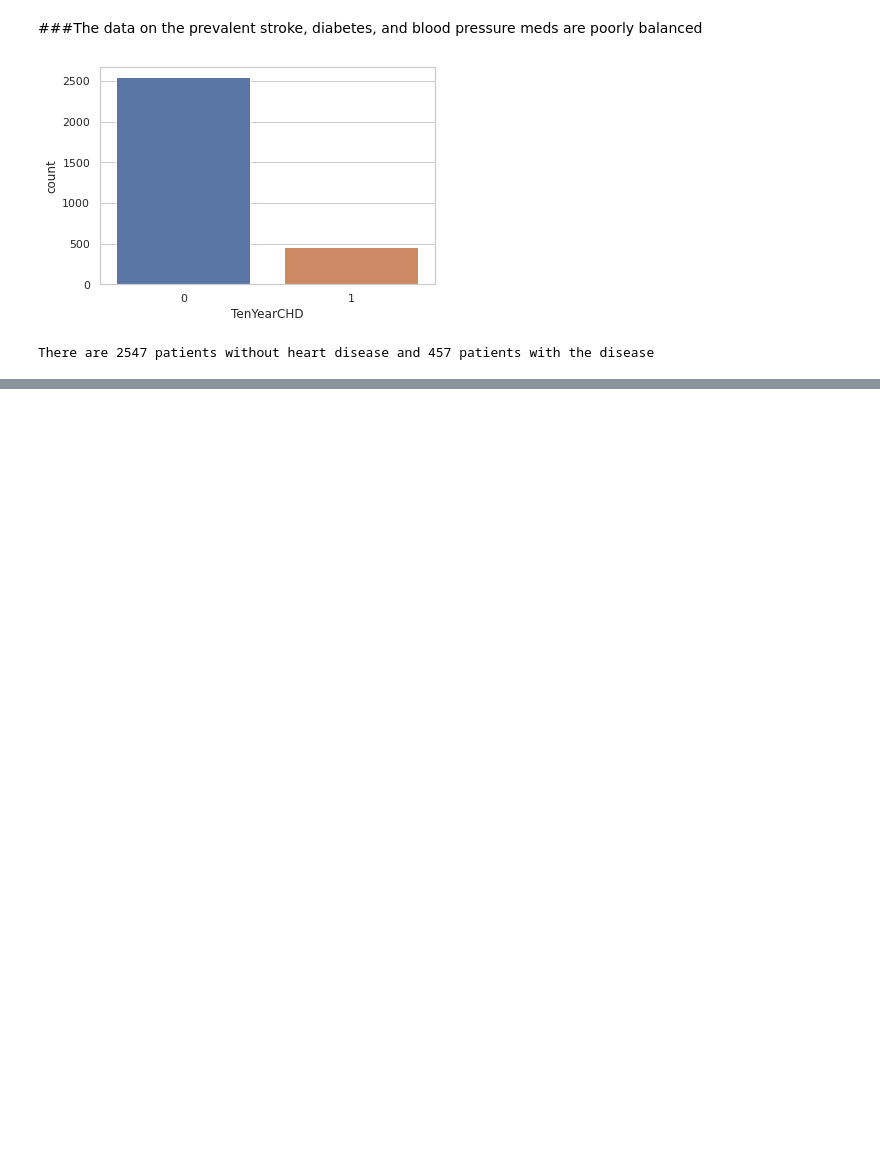
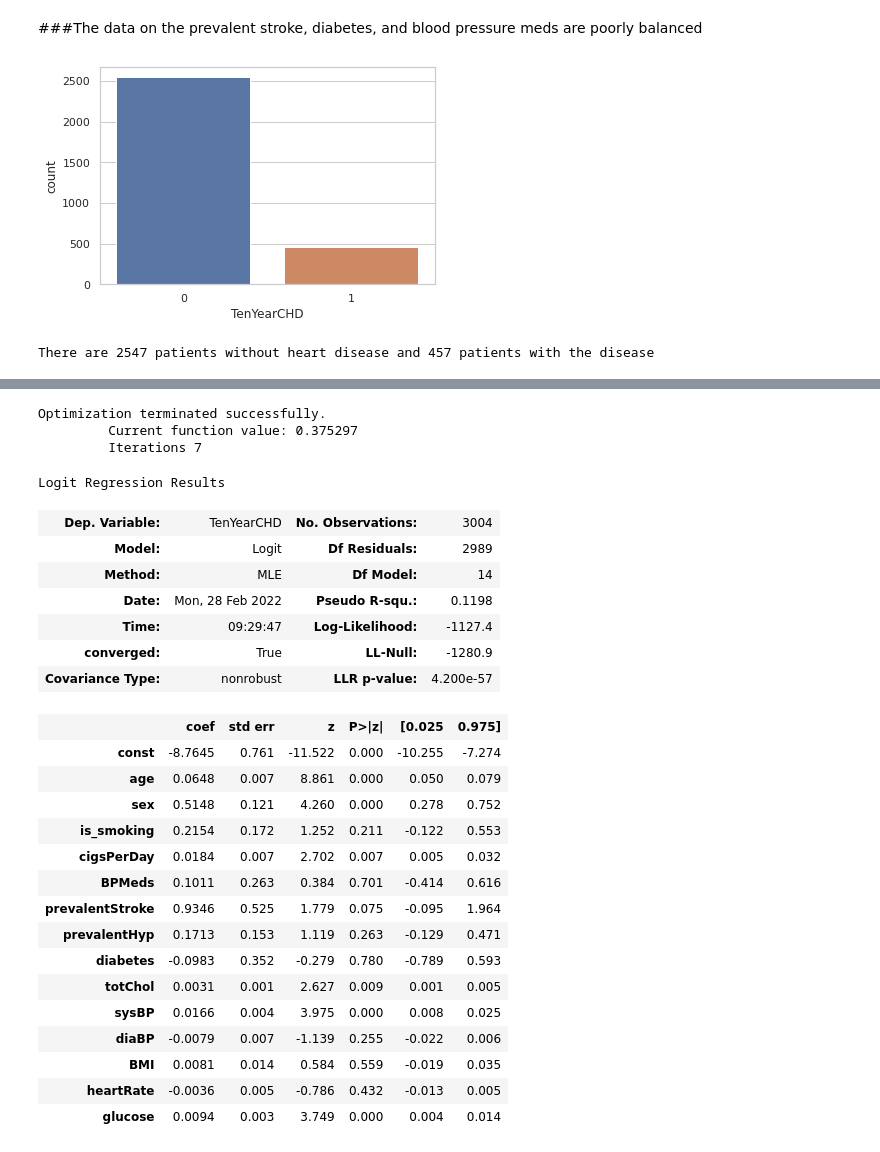
Before and after one commit to prav87654/Classification-Cardiovascular-risk-prediction, a Jupyter notebook: Classification_model_Praveen_S.ipynb, the cells around one changed output, grey strips where cells are left out. Drawn from its saved outputs; the diff is of its cells as text; code cells hidden in the pictures; blank space fills up the shorter version.

```diff
--- a/Classification_model_Praveen_S.ipynb
+++ b/Classification_model_Praveen_S.ipynb
@@ -188,0 +224,4 @@ There are 2547 patients without heart disease and 457 patients with the disease
+# %%
+from statsmodels.tools import add_constant as add_constant
+heart_df_constant = add_constant(heart_df)
+heart_df_constant.head()
@@ -188,0 +238,34 @@ There are 2547 patients without heart disease and 457 patients with the disease
+# %%
+st.chisqprob = lambda chisq,heart_df: st.chi2.sf(chisq, heart_df)
+cols = heart_df_constant.columns[:-1]
+model = sm.Logit(heart_df.TenYearCHD,heart_df_constant[cols])
+result = model.fit()
+result.summary()
+# %% [output]
+Optimization terminated successfully.
+         Current function value: 0.375297
+         Iterations 7
+Logit Regression Results
+| Dep. Variable: | TenYearCHD | No. Observations: | 3004 |
+| Model: | Logit | Df Residuals: | 2989 |
+| Method: | MLE | Df Model: | 14 |
+| Date: | Mon, 28 Feb 2022 | Pseudo R-squ.: | 0.1198 |
+| Time: | 09:29:47 | Log-Likelihood: | -1127.4 |
+| converged: | True | LL-Null: | -1280.9 |
+| Covariance Type: | nonrobust | LLR p-value: | 4.200e-57 |
+|  | coef | std err | z | P>|z| | [0.025 | 0.975] |
+| const | -8.7645 | 0.761 | -11.522 | 0.000 | -10.255 | -7.274 |
+| age | 0.0648 | 0.007 | 8.861 | 0.000 | 0.050 | 0.079 |
+| sex | 0.5148 | 0.121 | 4.260 | 0.000 | 0.278 | 0.752 |
+| is_smoking | 0.2154 | 0.172 | 1.252 | 0.211 | -0.122 | 0.553 |
+| cigsPerDay | 0.0184 | 0.007 | 2.702 | 0.007 | 0.005 | 0.032 |
+| BPMeds | 0.1011 | 0.263 | 0.384 | 0.701 | -0.414 | 0.616 |
+| prevalentStroke | 0.9346 | 0.525 | 1.779 | 0.075 | -0.095 | 1.964 |
+| prevalentHyp | 0.1713 | 0.153 | 1.119 | 0.263 | -0.129 | 0.471 |
+| diabetes | -0.0983 | 0.352 | -0.279 | 0.780 | -0.789 | 0.593 |
+| totChol | 0.0031 | 0.001 | 2.627 | 0.009 | 0.001 | 0.005 |
+| sysBP | 0.0166 | 0.004 | 3.975 | 0.000 | 0.008 | 0.025 |
+| diaBP | -0.0079 | 0.007 | -1.139 | 0.255 | -0.022 | 0.006 |
+| BMI | 0.0081 | 0.014 | 0.584 | 0.559 | -0.019 | 0.035 |
+| heartRate | -0.0036 | 0.005 | -0.786 | 0.432 | -0.013 | 0.005 |
+| glucose | 0.0094 | 0.003 | 3.749 | 0.000 | 0.004 | 0.014 |
```
Also changed, not shown: parts of 9 cells of this notebook.
